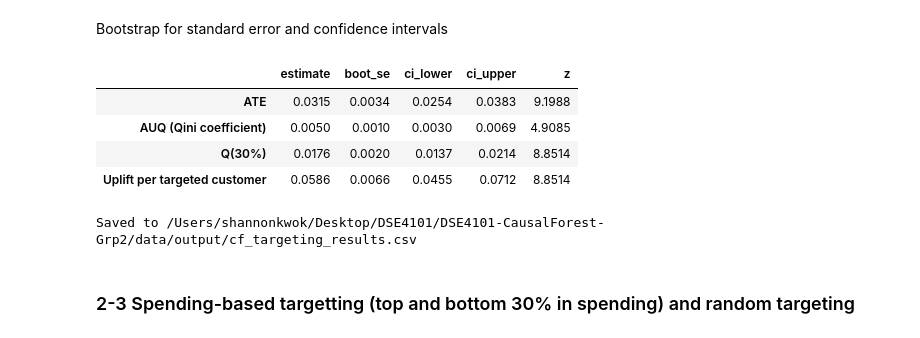
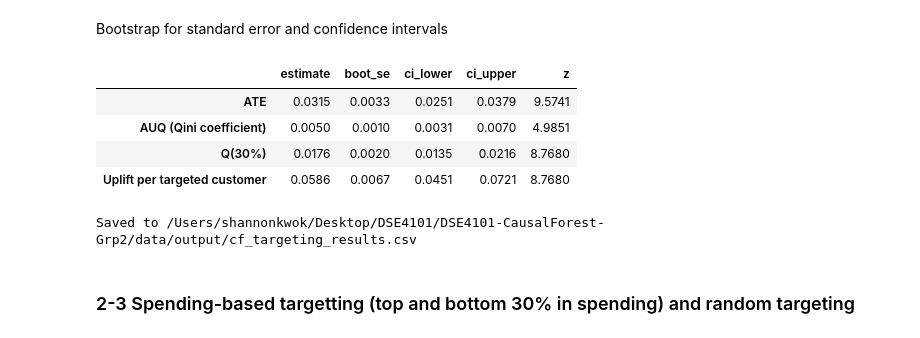
Before and after one commit to shannon-kwok/DSE4101-CausalForest-Grp2, a Jupyter notebook: notebooks/cf_targeting.ipynb, the cells around one changed output. Cells and saved outputs as stored; diff of their text form; code cells hidden in the pictures.

```diff
--- a/notebooks/cf_targeting.ipynb
+++ b/notebooks/cf_targeting.ipynb
@@ -33,8 +33,6 @@ DATA_PATH = next(p for p in [PROJECT_ROOT / "data" / "processed" / "retailhero_c
                              PROJECT_ROOT / "data" / "Processed" / "retailhero_causal_forest_features.csv"] if p.exists())
 OUTPUT_DIR = PROJECT_ROOT / "data" / "output"
 CATE_PATH = OUTPUT_DIR / "cf_cate_results.csv"
-
-rng = np.random.default_rng(RANDOM_STATE)
 # %% [markdown]
 Load data and rebuilt train / test set
 # %%
@@ -159,35 +157,37 @@ plt.show()
 # %% [markdown]
 Bootstrap for standard error and confidence intervals
 # %%
+rng_boot = np.random.default_rng(RANDOM_STATE)
+
 def stats_on(idx, rng):
     g, s = gamma[idx], tau_hat[idx]
     return {
         "ATE": g.mean(),
         "AUQ (Qini coefficient)": auq(s, g, rng),
         "Q(30%)": value_at(s, g, rng),
         "Uplift per targeted customer": value_at(s, g, rng) / BUDGET,
     }
 
-point = stats_on(np.arange(n), rng)
-boot = pd.DataFrame([stats_on(rng.integers(0, n, n), rng) for _ in range(N_BOOT)])
+point = stats_on(np.arange(n), rng_boot)
+boot = pd.DataFrame([stats_on(rng_boot.integers(0, n, n), rng_boot) for _ in range(N_BOOT)])
 
 results = pd.DataFrame({
     "estimate": pd.Series(point),
     "boot_se": boot.std(ddof=1),
     "ci_lower": boot.quantile(0.025),
     "ci_upper": boot.quantile(0.975),
 })
 results["z"] = results["estimate"] / results["boot_se"]
 display(results.round(4))
 
 results.to_csv(OUTPUT_DIR / "cf_targeting_results.csv")
 print(f"Saved to {OUTPUT_DIR / 'cf_targeting_results.csv'}")
 # %% [output]
 |  | estimate | boot_se | ci_lower | ci_upper | z |
-| ATE | 0.0315 | 0.0034 | 0.0254 | 0.0383 | 9.1988 |
-| AUQ (Qini coefficient) | 0.0050 | 0.0010 | 0.0030 | 0.0069 | 4.9085 |
-| Q(30%) | 0.0176 | 0.0020 | 0.0137 | 0.0214 | 8.8514 |
-| Uplift per targeted customer | 0.0586 | 0.0066 | 0.0455 | 0.0712 | 8.8514 |
+| ATE | 0.0315 | 0.0033 | 0.0251 | 0.0379 | 9.5741 |
+| AUQ (Qini coefficient) | 0.0050 | 0.0010 | 0.0031 | 0.0070 | 4.9851 |
+| Q(30%) | 0.0176 | 0.0020 | 0.0135 | 0.0216 | 8.7680 |
+| Uplift per targeted customer | 0.0586 | 0.0067 | 0.0451 | 0.0721 | 8.7680 |
 Saved to /Users/shannonkwok/Desktop/DSE4101/DSE4101-CausalForest-Grp2/data/output/cf_targeting_results.csv
 # %% [markdown]
 ### 2-3 Spending-based targetting (top and bottom 30% in spending) and random targeting
```
Also changed, not shown: parts of 6 cells of this notebook, 5 other files.
